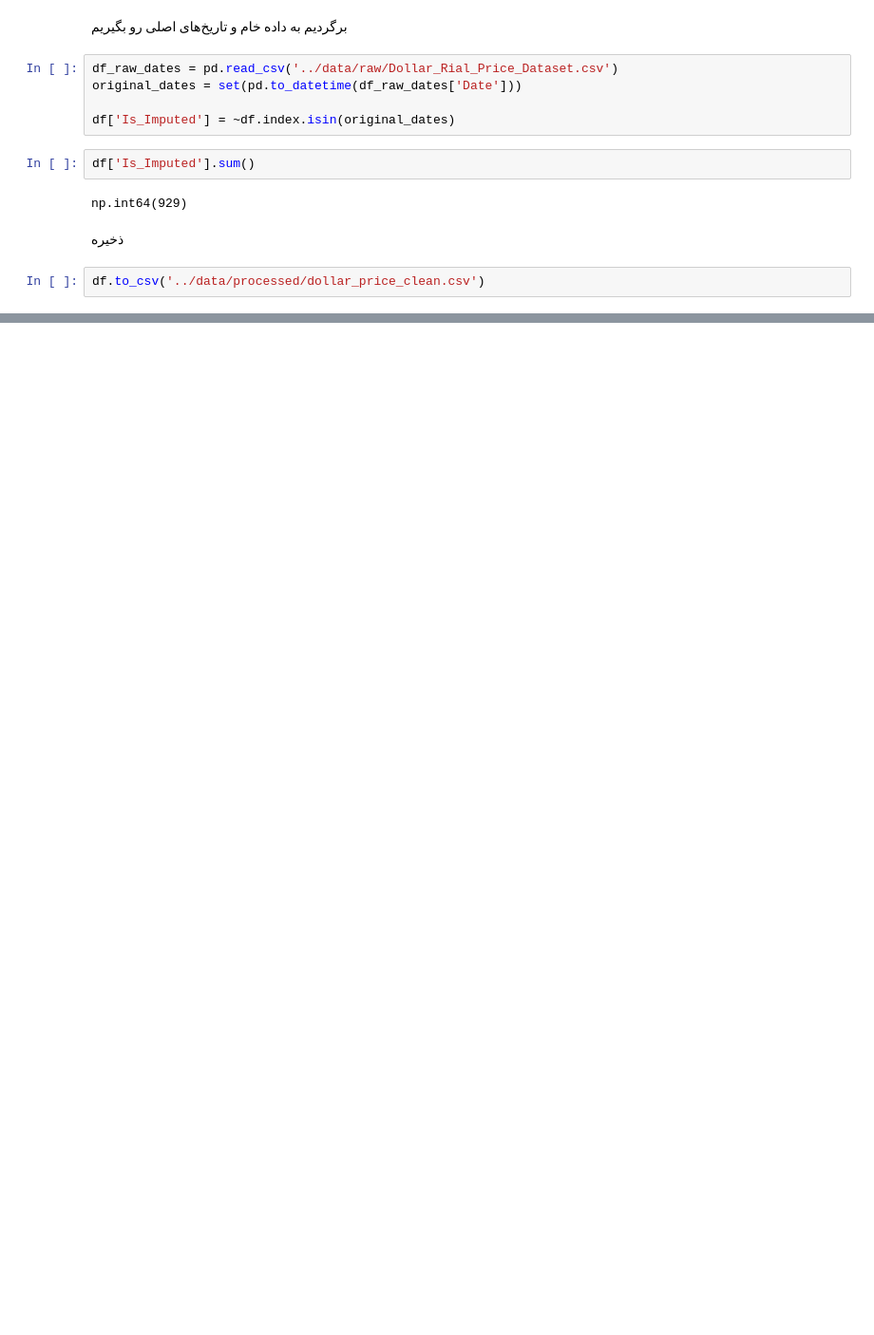
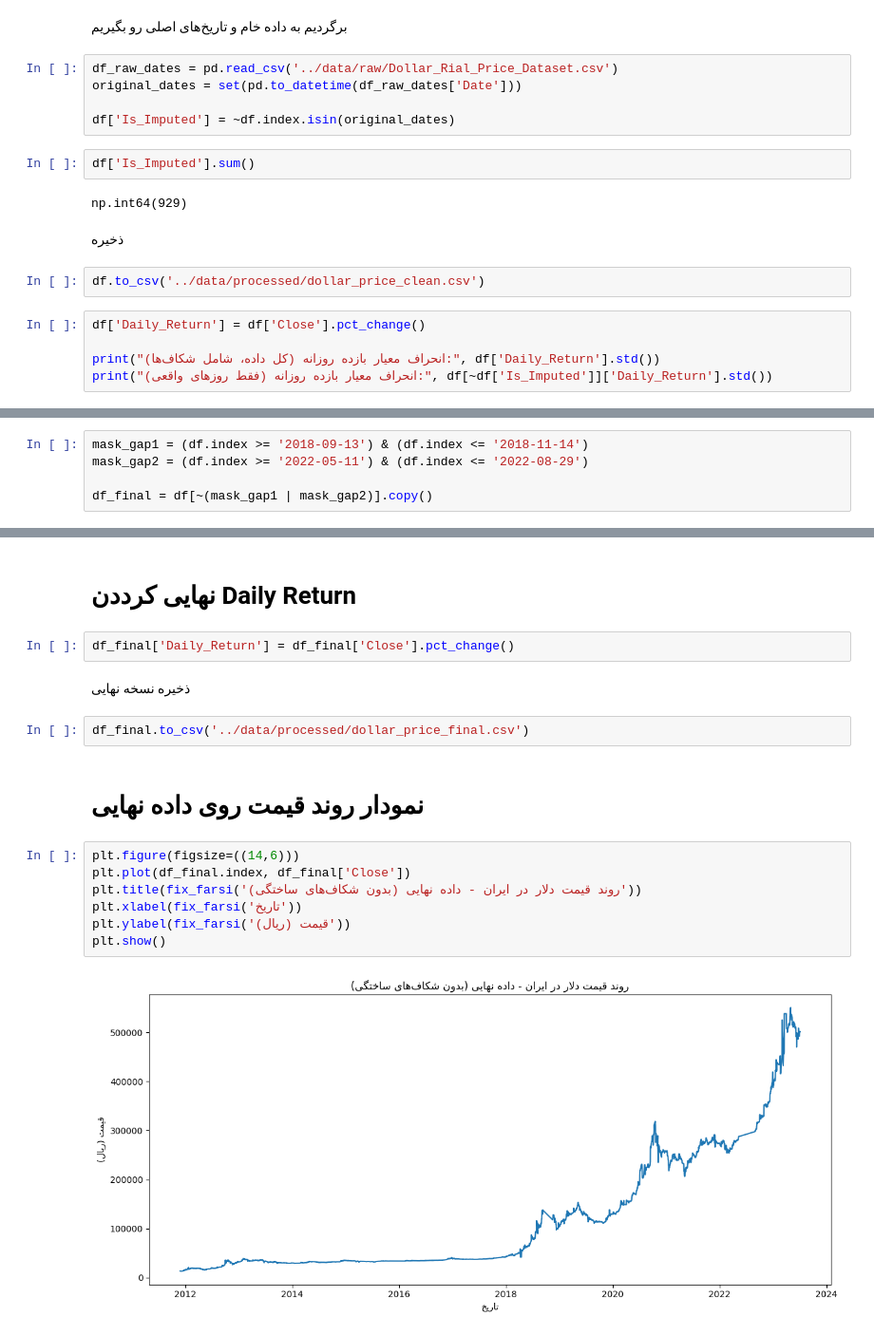
Before and after one commit to Parsawbl/dollar-price-prediction, a Jupyter notebook: notebooks/01_data_exploration.ipynb, the cells around one changed output, grey strips where cells are left out. Shown at 95% size. Drawn from its saved outputs; the diff is of its cells as text; blank space fills up the shorter version.

```diff
--- a/notebooks/01_data_exploration.ipynb
+++ b/notebooks/01_data_exploration.ipynb
@@ -232,3 +232,8 @@ np.int64(929)
 ذخیره
 # %%
 df.to_csv('../data/processed/dollar_price_clean.csv')
+# %%
+df['Daily_Return'] = df['Close'].pct_change()
+
+print("انحراف معیار بازده روزانه (کل داده، شامل شکاف‌ها):", df['Daily_Return'].std())
+print("انحراف معیار بازده روزانه (فقط روزهای واقعی):", df[~df['Is_Imputed']]['Daily_Return'].std())
@@ -234,0 +245,5 @@ df.to_csv('../data/processed/dollar_price_clean.csv')
+# %%
+mask_gap1 = (df.index >= '2018-09-13') & (df.index <= '2018-11-14')
+mask_gap2 = (df.index >= '2022-05-11') & (df.index <= '2022-08-29')
+
+df_final = df[~(mask_gap1 | mask_gap2)].copy()
@@ -234,0 +256,19 @@ df.to_csv('../data/processed/dollar_price_clean.csv')
+# %% [markdown]
+# نهایی کرددن Daily Return
+# %%
+df_final['Daily_Return'] = df_final['Close'].pct_change()
+# %% [markdown]
+ذخیره نسخه نهایی
+# %%
+df_final.to_csv('../data/processed/dollar_price_final.csv')
+# %% [markdown]
+# نمودار روند قیمت روی داده نهایی
+# %%
+plt.figure(figsize=((14,6)))
+plt.plot(df_final.index, df_final['Close'])
+plt.title(fix_farsi('روند قیمت دلار در ایران - داده نهایی (بدون شکاف‌های ساختگی)'))
+plt.xlabel(fix_farsi('تاریخ'))
+plt.ylabel(fix_farsi('قیمت (ریال)'))
+plt.show()
+# %% [output]
+[figure, added]
```
Also changed, not shown: parts of 3 cells of this notebook, 2 other files.
